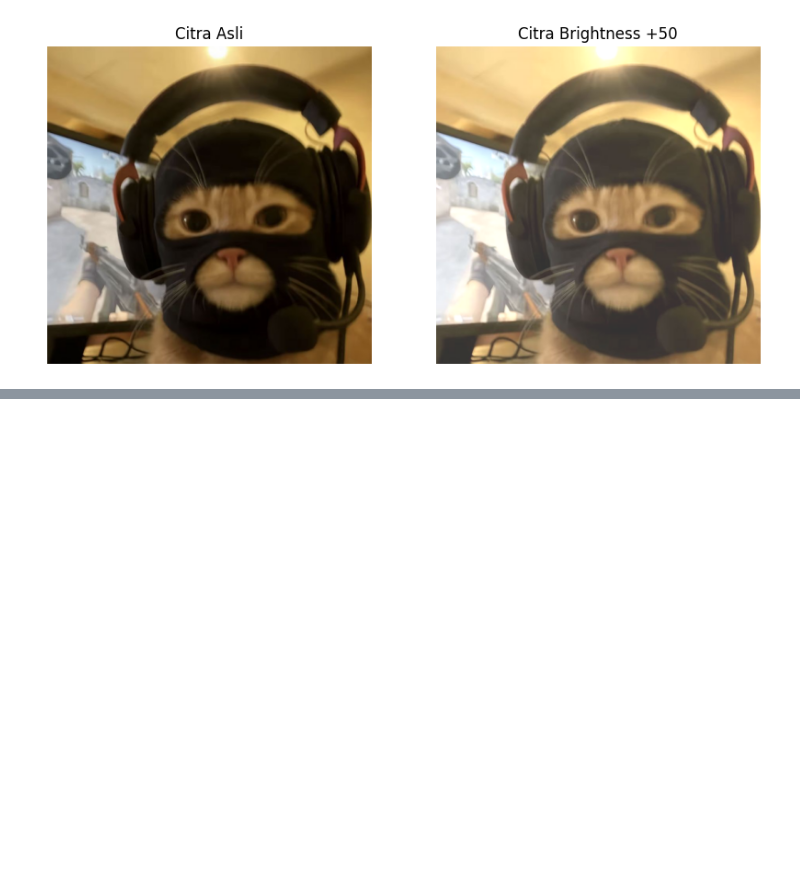
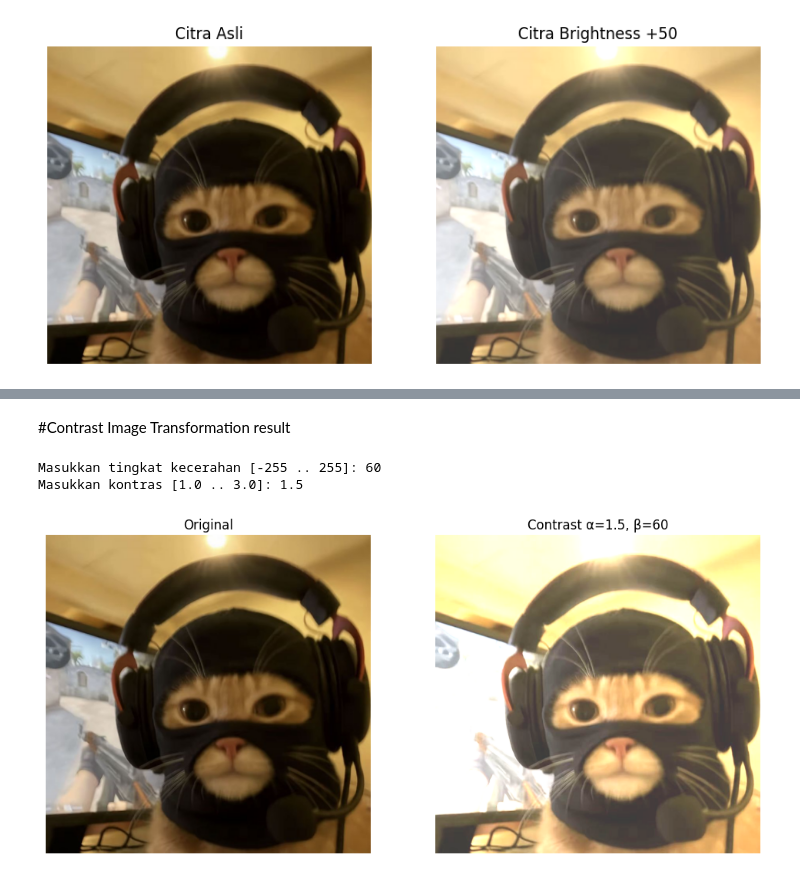
Before and after one commit to dimas1625/PCVK_GANJIL_2025, a Jupyter notebook: Week3.ipynb, the cells around one changed output, grey strips where cells are left out. Saved outputs shown, nothing was run; the diff lists cells and outputs as text; code cells hidden in the pictures; blank space fills up the shorter version.

```diff
--- a/Week3.ipynb
+++ b/Week3.ipynb
@@ -40,0 +68,30 @@ Masukkan nilai kecerahan: 50
+# %% [markdown]
+#Contrast Image Transformation result
+# %%
+import cv2 as cv
+import numpy as np
+import matplotlib.pyplot as plt
+
+# Load gambar dari Google Drive
+img = cv.imread("/content/drive/MyDrive/cat1.jpg")
+
+# Pastikan gambar terbaca
+if img is None:
+    print("⚠️ Gambar tidak ditemukan, cek path filenya!")
+else:
+    img_rgb = cv.cvtColor(img, cv.COLOR_BGR2RGB)
+
+    # --- 2. Contrast Transformation ---
+    brightness = int(input("Masukkan tingkat kecerahan [-255 .. 255]: "))
+    contrast   = float(input("Masukkan kontras [1.0 .. 3.0]: "))
+
+    contrast_img = cv.convertScaleAbs(img_rgb, alpha=contrast, beta=brightness)
+
+    plt.figure(figsize=(12,6))
+    plt.subplot(1,2,1); plt.imshow(img_rgb); plt.title("Original"); plt.axis("off")
+    plt.subplot(1,2,2); plt.imshow(contrast_img); plt.title(f"Contrast α={contrast}, β={brightness}"); plt.axis("off")
+    plt.show()
+# %% [output]
+Masukkan tingkat kecerahan [-255 .. 255]: 60
+Masukkan kontras [1.0 .. 3.0]: 1.5
+[figure, added]
```
Also changed, not shown: parts of 13 cells of this notebook.
